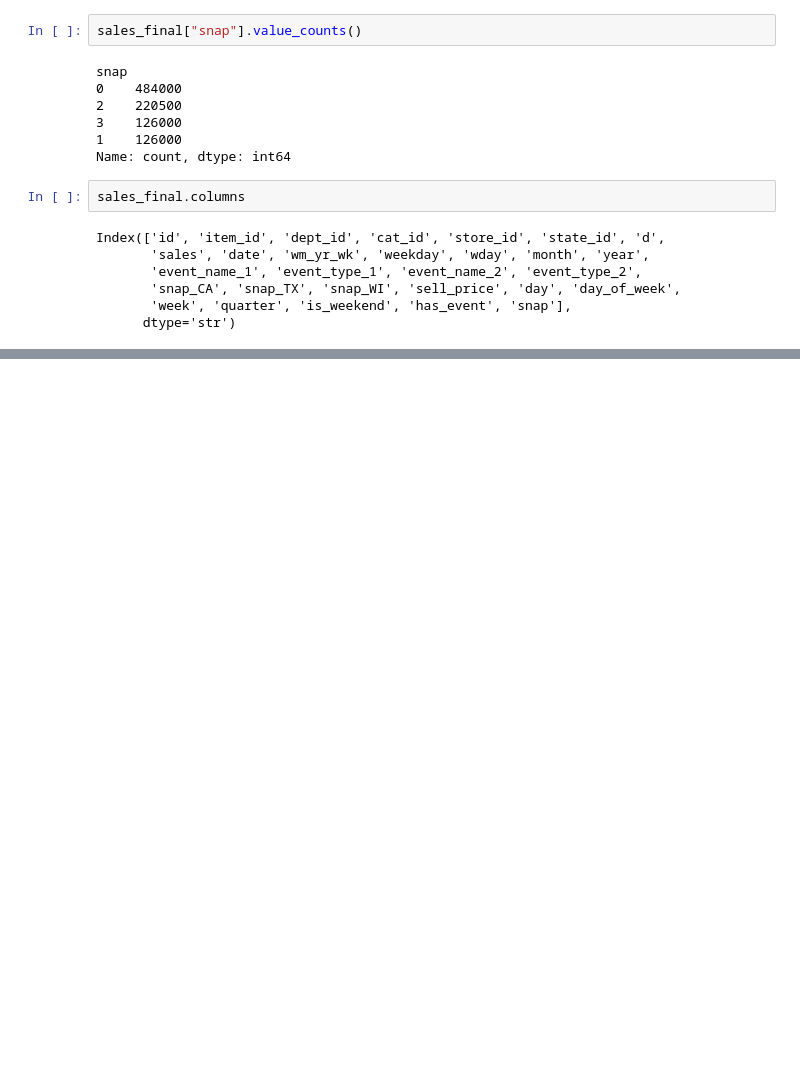
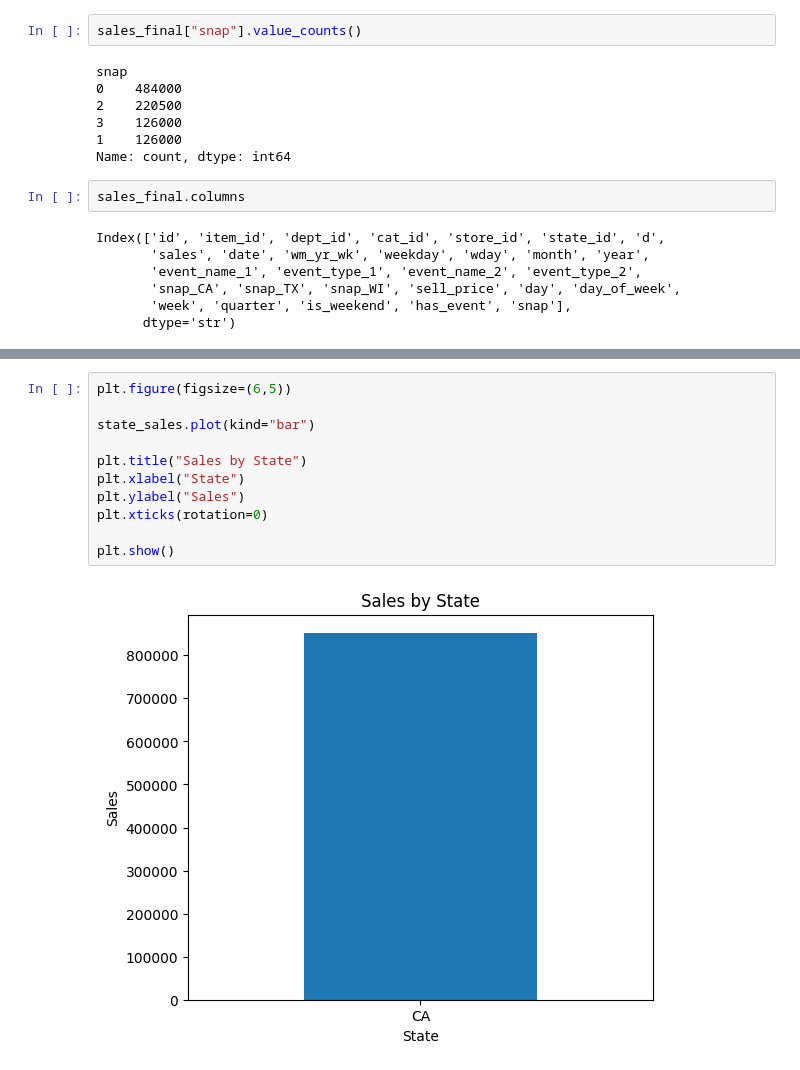
Before and after one commit to chintharevathireddy-blip/Retail-Demand-Forecasting, a Jupyter notebook: notebooks/01_Data_Understanding.ipynb, the cells around one changed output, grey strips where cells are left out. Cells and saved outputs as stored; diff of their text form; blank space fills up the shorter version.

```diff
--- a/notebooks/01_Data_Understanding.ipynb
+++ b/notebooks/01_Data_Understanding.ipynb
@@ -654,0 +719,13 @@ Index(['id', 'item_id', 'dept_id', 'cat_id', 'store_id', 'state_id', 'd',
+# %%
+plt.figure(figsize=(6,5))
+
+state_sales.plot(kind="bar")
+
+plt.title("Sales by State")
+plt.xlabel("State")
+plt.ylabel("Sales")
+plt.xticks(rotation=0)
+
+plt.show()
+# %% [output]
+[figure, added]
```
Also changed, not shown: parts of 18 cells of this notebook.
